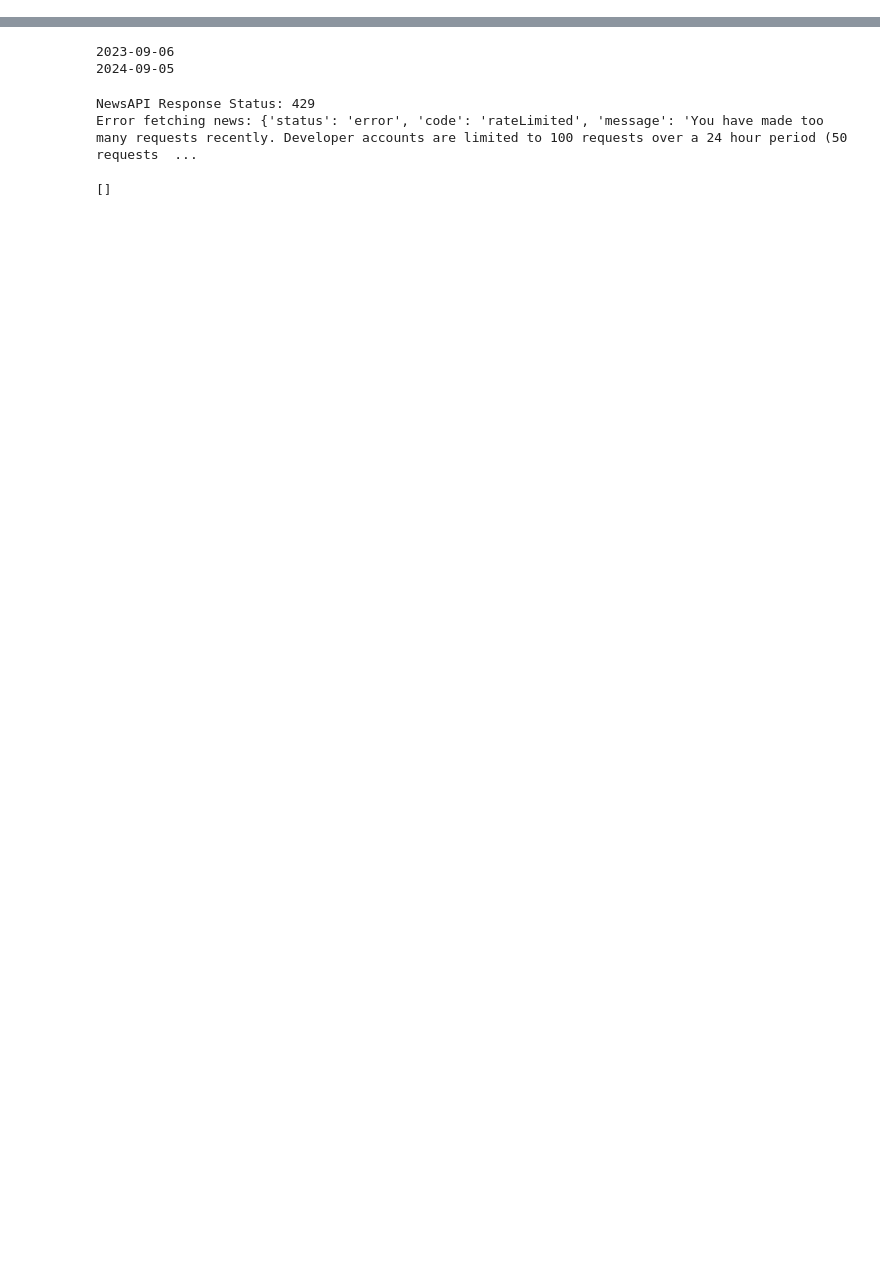
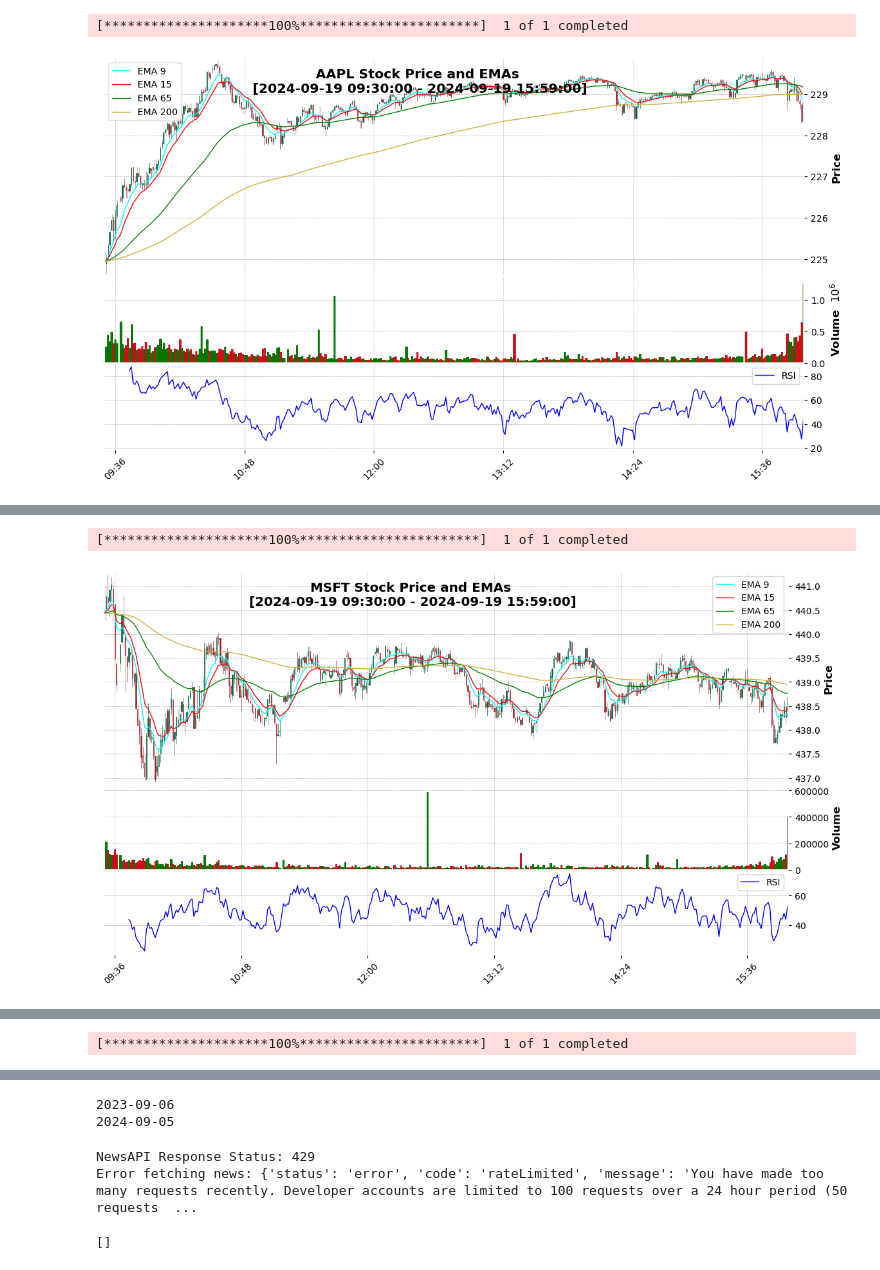
Before and after one commit to omdgit/Plotly-Dashboards-with-Dash, a Jupyter notebook: 2-17-CodeAlongMilestoneProject/StockTicker.ipynb, the cells around one changed output, grey strips where cells are left out. Cells and saved outputs as stored; diff of their text form; code cells hidden in the pictures; blank space fills up the shorter version.

```diff
--- a/2-17-CodeAlongMilestoneProject/StockTicker.ipynb
+++ b/2-17-CodeAlongMilestoneProject/StockTicker.ipynb
@@ -182,0 +231,6 @@ Intel MKL WARNING: Support of Intel(R) Streaming SIMD Extensions 4.2 (Intel(R) S
+# %%
+df = get_stock_data(ticker='AAPL',
+                        interval='1m',
+                        start_date = '2024-09-19',
+                        end_date = '2024-09-19')
+df.head(20)
@@ -182,0 +257,11 @@ Intel MKL WARNING: Support of Intel(R) Streaming SIMD Extensions 4.2 (Intel(R) S
+# %%
+for ticker in ['AAPL', 'MSFT', 'GOOGL']:
+    df = get_stock_data(ticker=ticker,
+                        interval='1m',
+                        start_date = '2024-09-19',
+                        end_date = '2024-09-19')
+    plot_candlestick(df, ticker)
+    display(df.head())
+# %% [output]
+[*********************100%***********************]  1 of 1 completed
+[figure, added]
@@ -182,0 +275,2 @@ Intel MKL WARNING: Support of Intel(R) Streaming SIMD Extensions 4.2 (Intel(R) S
+[*********************100%***********************]  1 of 1 completed
+[figure, added]
@@ -182,0 +284 @@ Intel MKL WARNING: Support of Intel(R) Streaming SIMD Extensions 4.2 (Intel(R) S
+[*********************100%***********************]  1 of 1 completed
```
Also changed, not shown: parts of 4 cells of this notebook, 1 other file.
